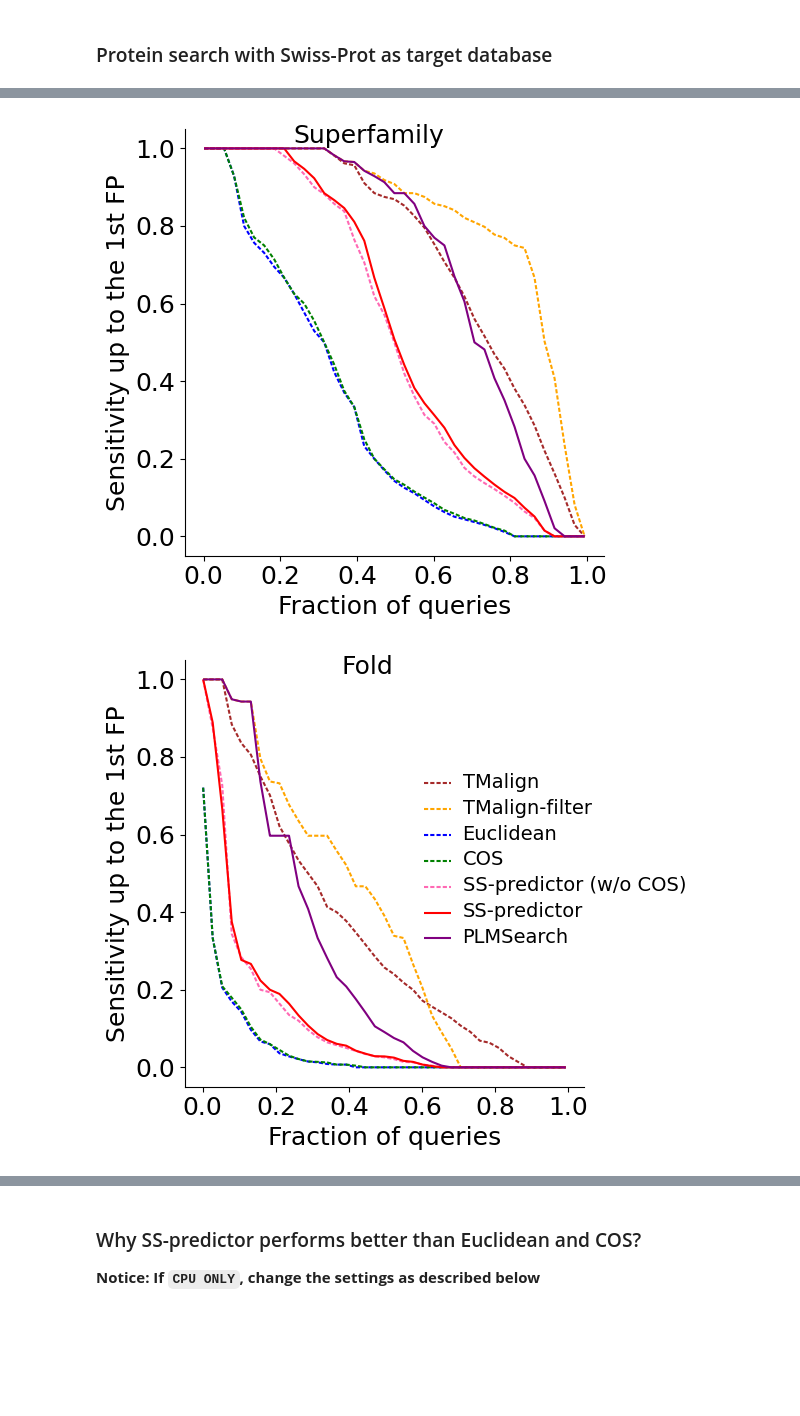
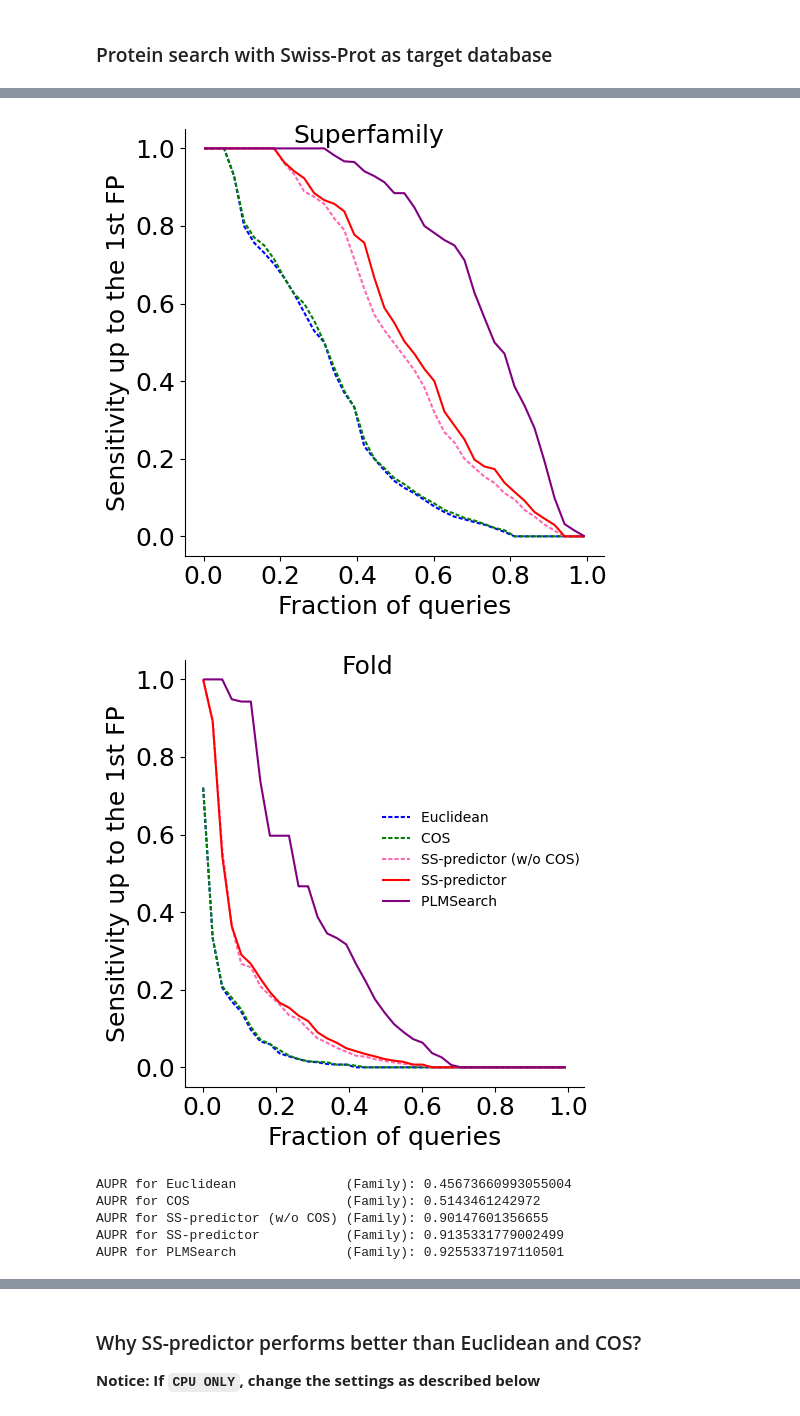
Before and after one commit to maovshao/PLMSearch, a Jupyter notebook: main.ipynb, the cells around one changed output, grey strips where cells are left out. Drawn from its saved outputs; the diff is of its cells as text; code cells hidden in the pictures; blank space fills up the shorter version.

```diff
--- a/main.ipynb
+++ b/main.ipynb
@@ -160,0 +337,14 @@ Ablation experiment based on SCOPe benchmark on the SCOPe40-test
+# %%
+%%bash
+cd ./plmsearch_data/scope_test/
+# Generate rocx
+methods=("euclidean" "cos" "ss_predictor_without_cos" "ss_predictor" "plmsearch")
+
+for method in "${methods[@]}"; do
+    echo "Processing method: $method"
+    ### The area under the curve (AUC) of the cumulative ROC curve up to the first FP
+    awk '{ famsum+=$3; supfamsum+=$4; foldsum+=$5}END{print famsum/NR,supfamsum/NR,foldsum/NR}' ./rocx/${method}.rocx
+    ### The average num of Family TPs, Superfamily TPs, Fold TPs, total TPs up to the first FP
+    awk '{ FamTP+=$10; SFamTP+=$11; FoldTP+=$12; TP+=$10; TP+=$11; TP+=$12}END{print FamTP/NR, SFamTP/NR, FoldTP/NR, TP/NR}' ./rocx/${method}.rocx
+done
+cd ../..
@@ -161,26 +367,29 @@ Ablation experiment based on SCOPe benchmark on the SCOPe40-test
 # %%
-"""
-Created on 2021/12/28
-@author liuwei
-"""
 import sys
 sys.path.append("./plmsearch/")
-from plmsearch.plmsearch_util.statistics_util import scop_roc
+from plmsearch.plmsearch_util.statistics_util import scop_roc, scop_pr
 
 # Ablation1, scope roc
-alnresult_dir = "./plmsearch_data/scope_test/rocx/"
-methods_filename_list = ["tmaln.rocx", "tmaln_filter.rocx", "mse.rocx", "cos.rocx", "ss_predictor_without_cos.rocx", "ss_predictor.rocx", "plmsearch.rocx"]
-roc_plot_name = "./scientist_figures/scop_roc_ablation"
-methods_name_list = ["TMalign", "TMalign-filter", "Euclidean", "COS", "SS-predictor (w/o COS)", "SS-predictor", "PLMSearch"]
-line_style = [(2,1), (2,1), (2,1), (2,1), (2,1), (1,0), (1,0)]
+methods_name_list = ["Euclidean", "COS", "SS-predictor (w/o COS)", "SS-predictor", "PLMSearch"]
+line_style = [(2,1), (2,1), (2,1), (1,0), (1,0)]
 color_dict = {
-    "TM-align": "brown",
-    "TMalign-filter": "orange",
     "Euclidean": "blue",
     "COS": "green",
     "SS-predictor (w/o COS)": "#FF69B4",
     "SS-predictor": "red",
     "PLMSearch": "purple"
 }
-scop_roc(alnresult_dir, methods_filename_list, roc_plot_name, methods_name_list, line_style, color_dict)
+
+# Find the maximum length of method names
+max_length = max(len(method) for method in methods_name_list)
+# Generate the formatted list
+formatted_list = [f"{method.ljust(max_length)}" for method in methods_name_list]
+
+alnresult_dir = "./plmsearch_data/scope_test/rocx/"
+methods_filename_list = ["euclidean.rocx", "cos.rocx", "ss_predictor_without_cos.rocx", "ss_predictor.rocx", "plmsearch.rocx"]
+scop_roc(alnresult_dir, methods_filename_list, formatted_list, line_style, color_dict, legend_pos=0.7)
+
+alnresult_dir = "./plmsearch_data/scope_test/prx/"
+methods_filename_list = ["euclidean.prx", "cos.prx", "ss_predictor_without_cos.prx", "ss_predictor.prx", "plmsearch.prx"]
+scop_pr(alnresult_dir, methods_filename_list, formatted_list, line_style, color_dict, legend_pos=0.7)
 # %% [output]
@@ -188,2 +397,7 @@ scop_roc(alnresult_dir, methods_filename_list, roc_plot_name, methods_name_list,
-[figure, old version]
+[figure, new version]
-[figure, old version]
+[figure, new version]
+AUPR for Euclidean              (Family): 0.45673660993055004
+AUPR for COS                    (Family): 0.5143461242972
+AUPR for SS-predictor (w/o COS) (Family): 0.90147601356655
+AUPR for SS-predictor           (Family): 0.9135331779002499
+AUPR for PLMSearch              (Family): 0.9255337197110501
```
Also changed, not shown: parts of 40 cells of this notebook, 51 other files.
